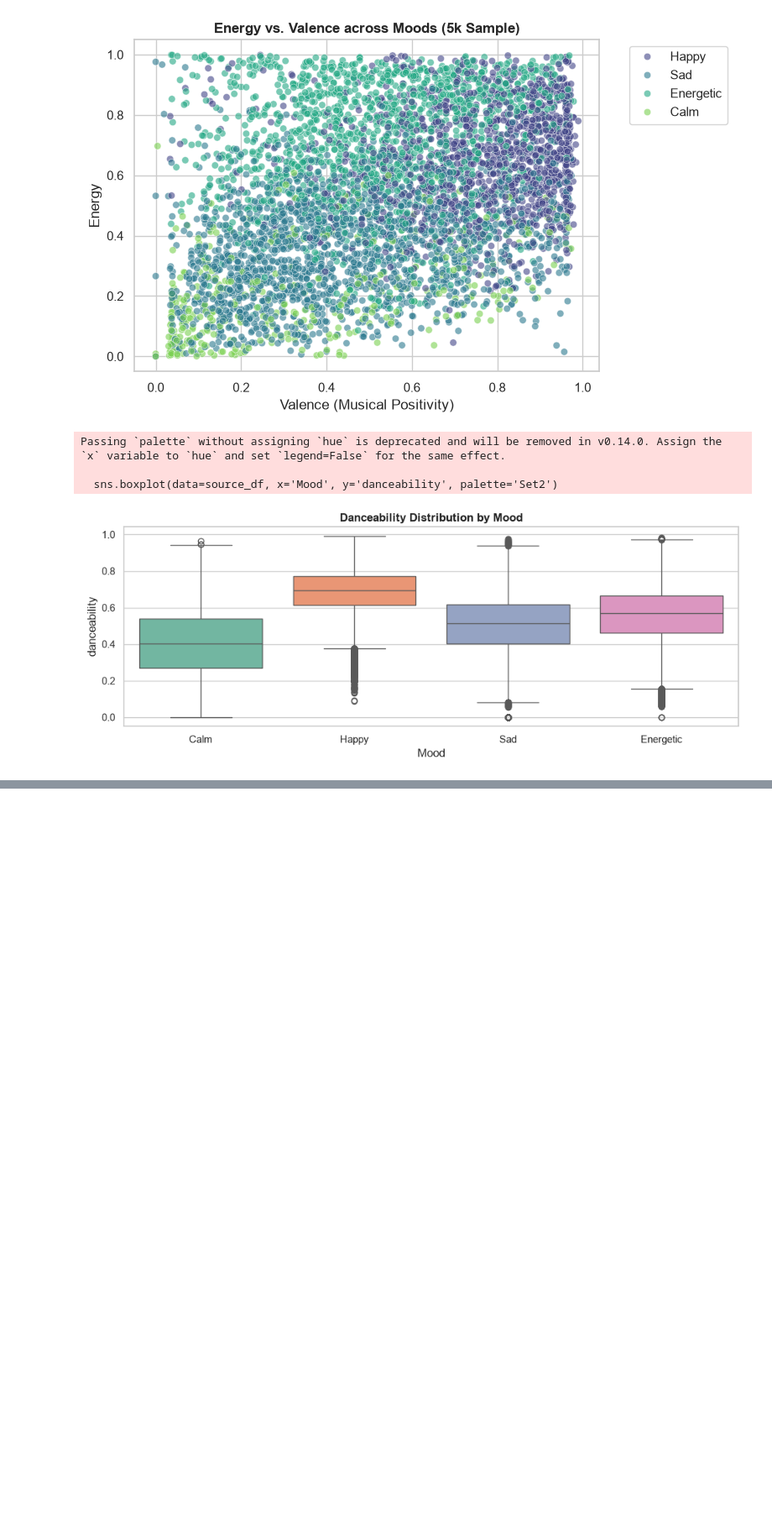
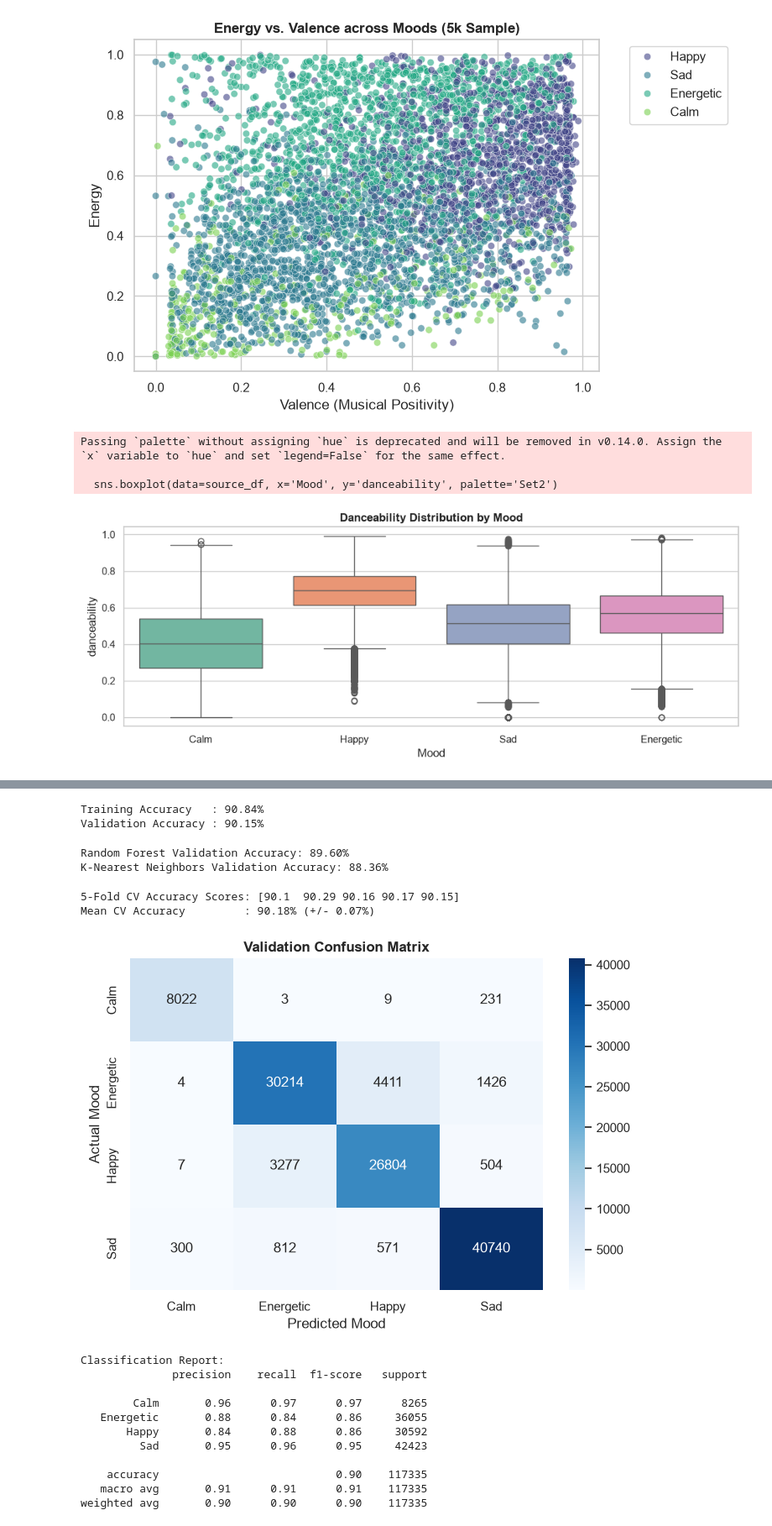
Before and after one commit to ameeri-14/AI-Music-Recommendation, a Jupyter notebook: AI_Music_Project.ipynb, the cells around one changed output, grey strips where cells are left out. Shown at 84% size. Cells and saved outputs as stored; diff of their text form; code cells hidden in the pictures; blank space fills up the shorter version.

Commit message:
Update Sample Prediction

```diff
--- a/AI_Music_Project.ipynb
+++ b/AI_Music_Project.ipynb
@@ -467,0 +352,72 @@ weighted avg       0.90      0.90      0.90    117335
+# %%
+#Train Primary Model & Check Accuracies
+# 1. Fit Model
+model = HistGradientBoostingClassifier(random_state=42)
+model.fit(X_train_scaled, y_train)
+
+# 2. Predict on Train & Validation sets
+y_train_pred = model.predict(X_train_scaled)
+y_val_pred = model.predict(X_test_scaled)
+
+# 3. Compute Accuracies
+train_acc = accuracy_score(y_train, y_train_pred)
+val_acc = accuracy_score(y_test, y_val_pred)
+
+print(f"Training Accuracy   : {train_acc * 100:.2f}%")
+print(f"Validation Accuracy : {val_acc * 100:.2f}%")
+# %% [output]
+Training Accuracy   : 90.84%
+Validation Accuracy : 90.15%
+# %%
+#Compare Multiple Algorithms
+models = {
+    "Random Forest": RandomForestClassifier(n_estimators=100, max_depth=12, random_state=42),
+    "K-Nearest Neighbors": KNeighborsClassifier(n_neighbors=5)
+}
+
+for name, clf in models.items():
+    clf.fit(X_train_scaled, y_train)
+    val_pred = clf.predict(X_test_scaled)
+    acc = accuracy_score(y_test, val_pred)
+    print(f"{name} Validation Accuracy: {acc * 100:.2f}%")
+# %% [output]
+Random Forest Validation Accuracy: 89.60%
+K-Nearest Neighbors Validation Accuracy: 88.36%
+# %%
+#5-Fold Cross Validation
+cv_scores = cross_val_score(model, X_train_scaled, y_train, cv=5, scoring='accuracy', n_jobs=-1)
+
+print(f"5-Fold CV Accuracy Scores: {np.round(cv_scores * 100, 2)}")
+print(f"Mean CV Accuracy         : {cv_scores.mean() * 100:.2f}% (+/- {cv_scores.std() * 100:.2f}%)")
+# %% [output]
+5-Fold CV Accuracy Scores: [90.1  90.29 90.16 90.17 90.15]
+Mean CV Accuracy         : 90.18% (+/- 0.07%)
+# %%
+#Visualization & Final Metrics
+# 1. Confusion Matrix
+cm = confusion_matrix(y_test, y_val_pred)
+plt.figure(figsize=(7, 5))
+sns.heatmap(cm, annot=True, fmt='d', cmap='Blues',
+            xticklabels=label_encoder.classes_, yticklabels=label_encoder.classes_)
+plt.title('Validation Confusion Matrix', fontweight='bold')
+plt.xlabel('Predicted Mood')
+plt.ylabel('Actual Mood')
+plt.tight_layout()
+plt.show()
+
+# 2. Classification Report
+print("\nClassification Report:")
+print(classification_report(y_test, y_val_pred, target_names=label_encoder.classes_))
+# %% [output]
+[figure, added]
+Classification Report:
+              precision    recall  f1-score   support
+
+        Calm       0.96      0.97      0.97      8265
+   Energetic       0.88      0.84      0.86     36055
+       Happy       0.84      0.88      0.86     30592
+         Sad       0.95      0.96      0.95     42423
+
+    accuracy                           0.90    117335
+   macro avg       0.91      0.91      0.91    117335
+weighted avg       0.90      0.90      0.90    117335
```
Also changed, not shown: parts of 6 cells of this notebook.
